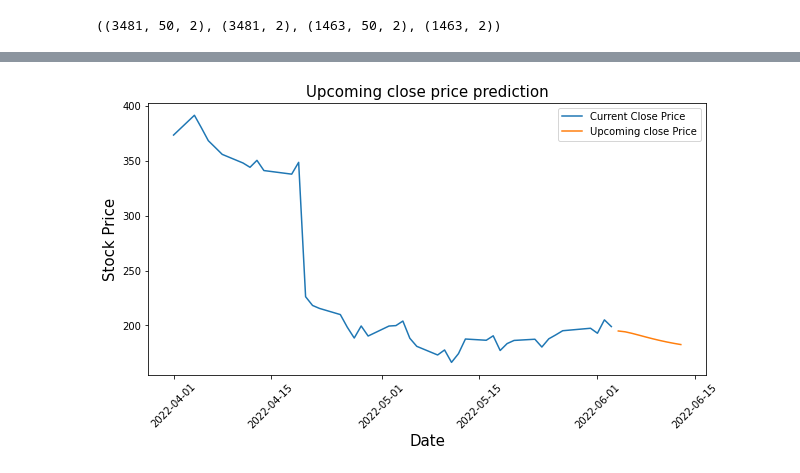
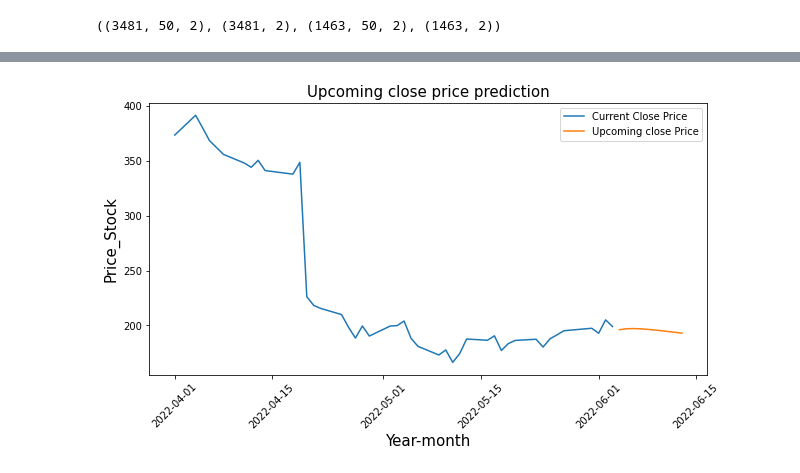
Before and after one commit to naval55/stock_prediction, a Jupyter notebook: stock.ipynb, the cells around one changed output, grey strips where cells are left out. Drawn from its saved outputs; the diff is of its cells as text; code cells hidden in the pictures.

```diff
--- a/stock.ipynb
+++ b/stock.ipynb
@@ -207,3 +175,3 @@ gs_slic_data = pd.concat([netflix_stock_data.iloc[-1463:].copy(),pd.DataFrame(te
 # %%
-gs_slic_data[['Open','Close']] = MMS.inverse_transform(gs_slic_data[['Open','Close']])
+predn_main[['Open','Close']] = MMS.inverse_transform(predn_main[['Open','Close']])
 # %%
@@ -219,3 +187,3 @@ gs_slic_data.head()
 # %%
-gs_slic_data = gs_slic_data.append(pd.DataFrame(columns=gs_slic_data.columns,index=pd.date_range(start=gs_slic_data.index[-1], periods=11, freq='D', closed='right')))
+predn_main = predn_main.append(pd.DataFrame(columns=predn_main.columns,index=pd.date_range(start=predn_main.index[-1], periods=11, freq='D', closed='right')))
 # %%
@@ -232,14 +200,14 @@ gs_slic_data['2022-05-31	':'2022-06-08']
 | 2022-06-07 | NaN | NaN | NaN | NaN |
 | 2022-06-08 | NaN | NaN | NaN | NaN |
 # %%
-upcoming_prediction = pd.DataFrame(columns=['Open','Close'],index=gs_slic_data.index)
+upcoming_prediction = pd.DataFrame(columns=['Open','Close'],index=predn_main.index)
 upcoming_prediction.index=pd.to_datetime(upcoming_prediction.index)
 # %%
-curr_seq = test_seq[-1:]
+curr_seq = b_num[-1:]
 
 for i in range(-10,0):
-  up_pred = model.predict(curr_seq)
+  up_pred = main.predict(curr_seq)
   upcoming_prediction.iloc[i] = up_pred
   curr_seq = np.append(curr_seq[0][1:],up_pred,axis=0)
-  curr_seq = curr_seq.reshape(test_seq[-1:].shape)
+  curr_seq = curr_seq.reshape(b_num[-1:].shape)
 # %% [output]
@@ -256,14 +224,14 @@ for i in range(-10,0):
 # %%
 upcoming_prediction[['Open','Close']] = MMS.inverse_transform(upcoming_prediction[['Open','Close']])
 # %%
-fg,ax=plt.subplots(figsize=(10,5))
-ax.plot(gs_slic_data.loc['2022-04-01':,'Close'],label='Current Close Price')
-ax.plot(upcoming_prediction.loc['2022-04-01':,'Close'],label='Upcoming close Price')
-plt.setp(ax.xaxis.get_majorticklabels(), rotation=45)
-ax.set_xlabel('Date',size=15)
-ax.set_ylabel('Stock Price',size=15)
-ax.set_title('Upcoming close price prediction',size=15)
-ax.legend()
+fg,nn=plt.subplots(figsize=(10,5))
+nn.plot(predn_main.loc['2022-04-01':,'Close'],label='Current Close Price')
+nn.plot(upcoming_prediction.loc['2022-04-01':,'Close'],label='Upcoming close Price')
+plt.setp(nn.xaxis.get_majorticklabels(), rotation=45)
+nn.set_xlabel('Year-month',size=15)
+nn.set_ylabel('Price_Stock',size=15)
+nn.set_title('Upcoming close price prediction',size=15)
+nn.legend()
 fg.show()
 # %% [output]
-[figure, old version]
+[figure, new version]
```
Also changed, not shown: parts of 24 cells of this notebook.
